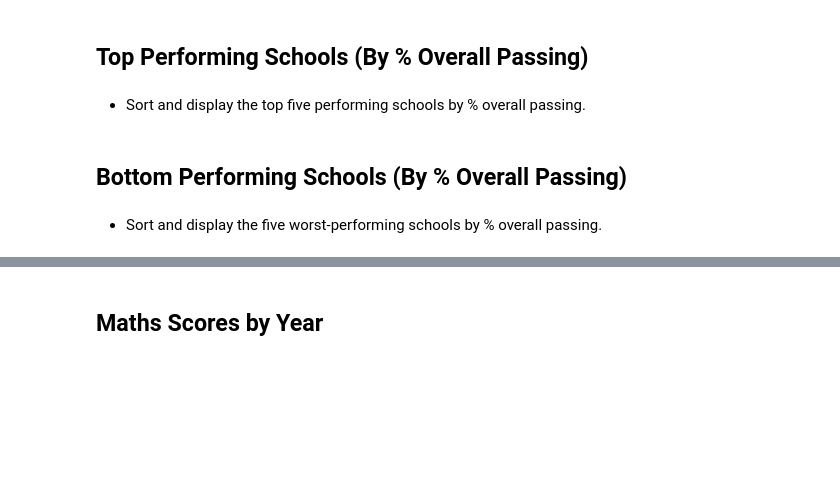
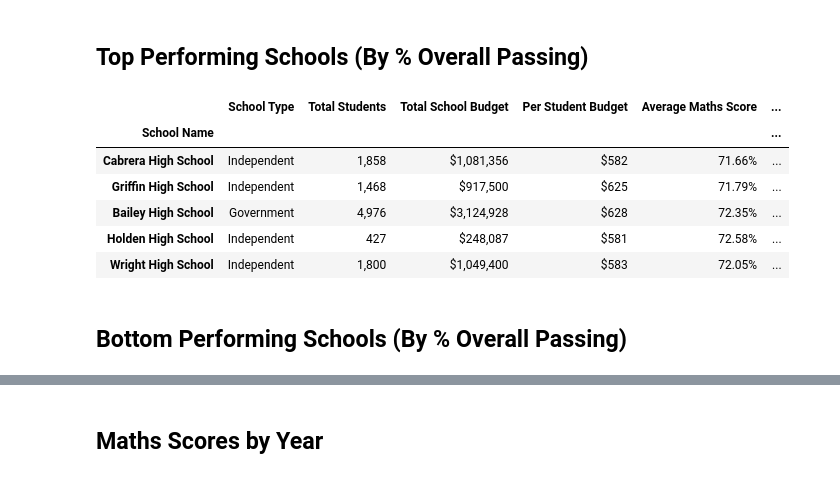
Before and after one commit to Ba1lina/pandas-challenge, a Jupyter notebook: PyCitySchools/PyCitySchools_code.ipynb, the cells around one changed output, grey strips where cells are left out. Saved outputs shown, nothing was run; the diff lists cells and outputs as text; code cells hidden in the pictures; blank space fills up the shorter version.

```diff
--- a/PyCitySchools/PyCitySchools_code.ipynb
+++ b/PyCitySchools/PyCitySchools_code.ipynb
@@ -134,5 +118,3 @@ school_summary
 | Wright High School | Independent | 1,800 | $1,049,400 | $583 | 72.05% | ... |
 # %% [markdown]
 ## Top Performing Schools (By % Overall Passing)
-# %% [markdown]
-* Sort and display the top five performing schools by % overall passing.
@@ -141,4 +121,13 @@ top_5_schools = school_summary.loc()
+# %%
+top_schools = school_summary.sort_values("% Overall Passing",ascending=False)
+top_schools.head()
+# %% [output]
+|  | School Type | Total Students | Total School Budget | Per Student Budget | Average Maths Score | ... |
+| School Name |  |  |  |  |  | ... |
+| Cabrera High School | Independent | 1,858 | $1,081,356 | $582 | 71.66% | ... |
+| Griffin High School | Independent | 1,468 | $917,500 | $625 | 71.79% | ... |
+| Bailey High School | Government | 4,976 | $3,124,928 | $628 | 72.35% | ... |
+| Holden High School | Independent | 427 | $248,087 | $581 | 72.58% | ... |
+| Wright High School | Independent | 1,800 | $1,049,400 | $583 | 72.05% | ... |
 # %% [markdown]
 ## Bottom Performing Schools (By % Overall Passing)
-# %% [markdown]
-* Sort and display the five worst-performing schools by % overall passing.
```
Also changed, not shown: parts of 7 cells of this notebook.
